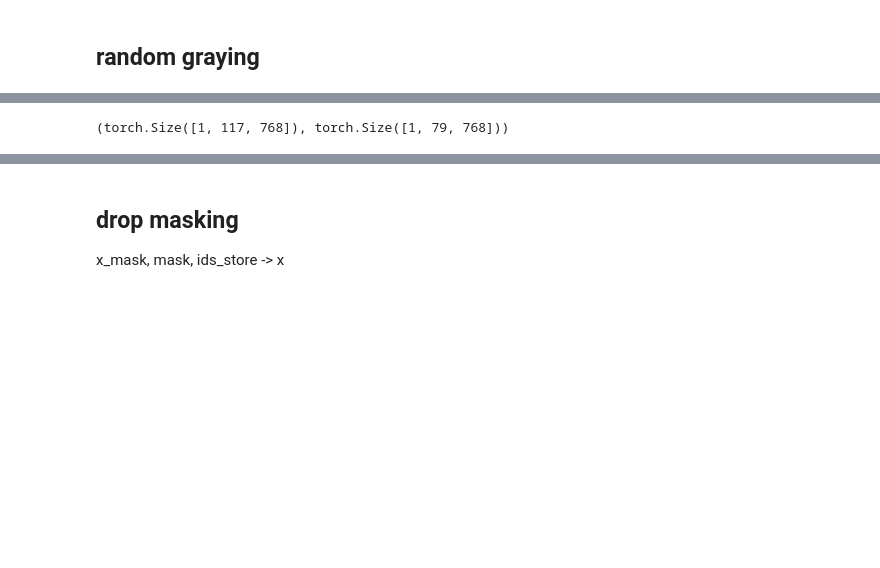
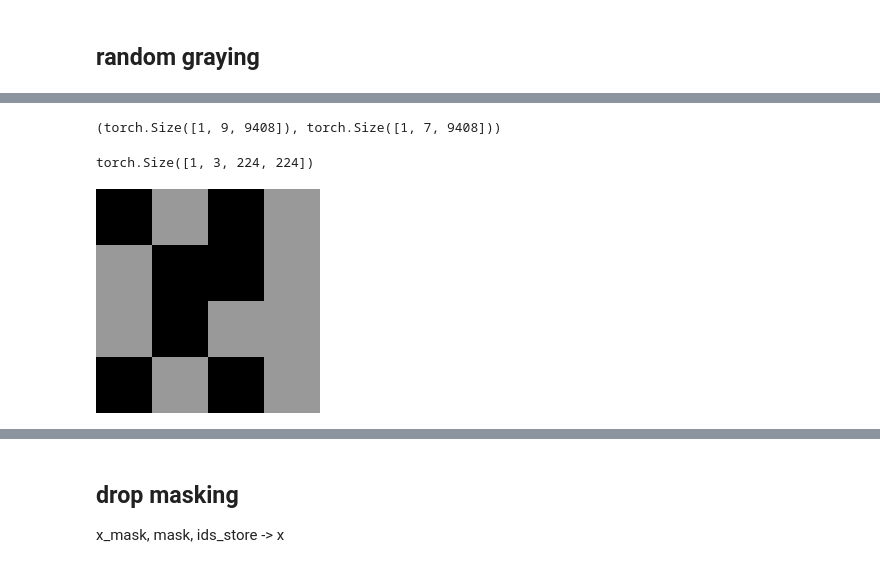
Before and after one commit to sunpro108/mar, a Jupyter notebook: demo/mae-gray-test.ipynb, the cells around one changed output, grey strips where cells are left out. Cells and saved outputs as stored; diff of their text form; code cells hidden in the pictures; blank space fills up the shorter version.

```diff
--- a/demo/mae-gray-test.ipynb
+++ b/demo/mae-gray-test.ipynb
@@ -12,6 +12,6 @@ from einops import rearrange
 # %%
-from models.mae import mae_vit_base_patch16
-model = mae_vit_base_patch16()
+from models.mae import mae_vit_base_patch56
+model = mae_vit_base_patch56()
 # %%
 path_image = 'data/RealHM/vendor_testing_2/pexels-craig-adderley-1563356_fore.jpg'
 # %%
@@ -115,12 +141,0 @@ torch.Size([1, 196])
-# %%
-# sort noise for each sample
-ids_shuffle = torch.argsort(noise, dim=1)  # ascend: small is keep, large is remove
-ids_restore = torch.argsort(ids_shuffle, dim=1)
-# keep the first subset
-ids_keep = ids_shuffle[:, :len_keep]
-ids_gray = ids_shuffle[:, len_keep:]
-x_masked = torch.gather(x_patched, dim=1, index=ids_keep.unsqueeze(-1).repeat(1, 1, D))
-g_masked = torch.gather(g_patched, dim=1, index=ids_gray.unsqueeze(-1).repeat(1, 1, D))
-x_masked.shape, g_masked.shape
-# %% [output]
-(torch.Size([1, 117, 768]), torch.Size([1, 79, 768]))
@@ -134,0 +142,10 @@ mask = torch.gather(mask, dim=1, index=ids_restore)
+# %%
+# keep the first subset
+ids_keep = ids_shuffle[:, :len_keep]
+ids_gray = ids_shuffle[:, len_keep:]
+x_masked = torch.gather(x_patched, dim=1, index=ids_keep.unsqueeze(-1).repeat(1, 1, D))
+g_masked = torch.gather(g_patched, dim=1, index=ids_gray.unsqueeze(-1).repeat(1, 1, D))
+p_masked = torch.gather(p_patched, dim=1, index=ids_gray.unsqueeze(-1).repeat(1, 1, D))
+x_masked.shape, g_masked.shape
+# %% [output]
+(torch.Size([1, 9, 9408]), torch.Size([1, 7, 9408]))
@@ -134,0 +161,12 @@ mask = torch.gather(mask, dim=1, index=ids_restore)
+# %%
+m = mask.clone()
+m = 0.6*(1-m)
+m = repeat(m, 'b L -> b c L (p q)',c=3, p=56,q=56)
+m = rearrange(m, 'b c (h w) (p q) -> b c (h p) (w q)', h=4,p=56)
+m.shape
+# %% [output]
+torch.Size([1, 3, 224, 224])
+# %%
+tensor_2_image(m)
+# %% [output]
+[figure, added]
```
Also changed, not shown: parts of 27 cells of this notebook, 7 other files.
